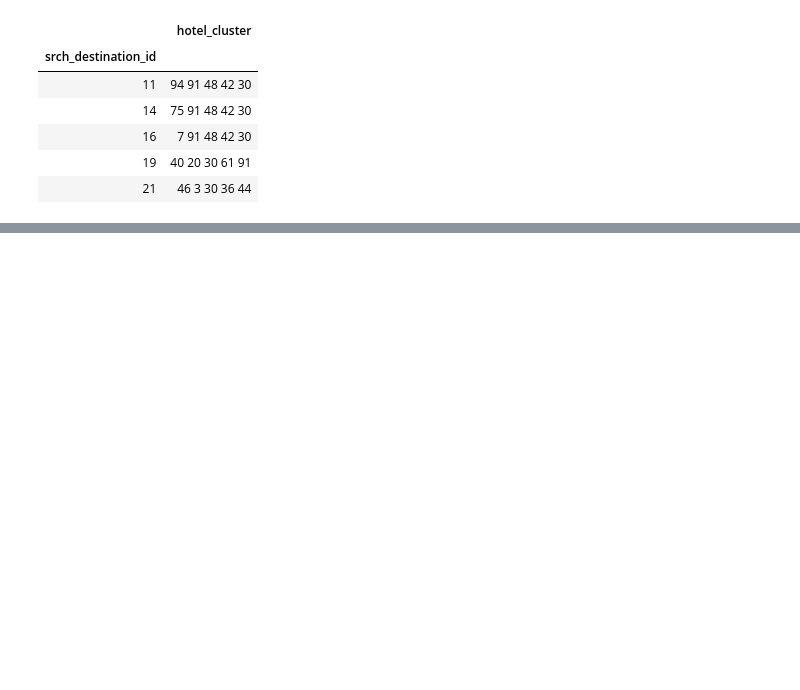
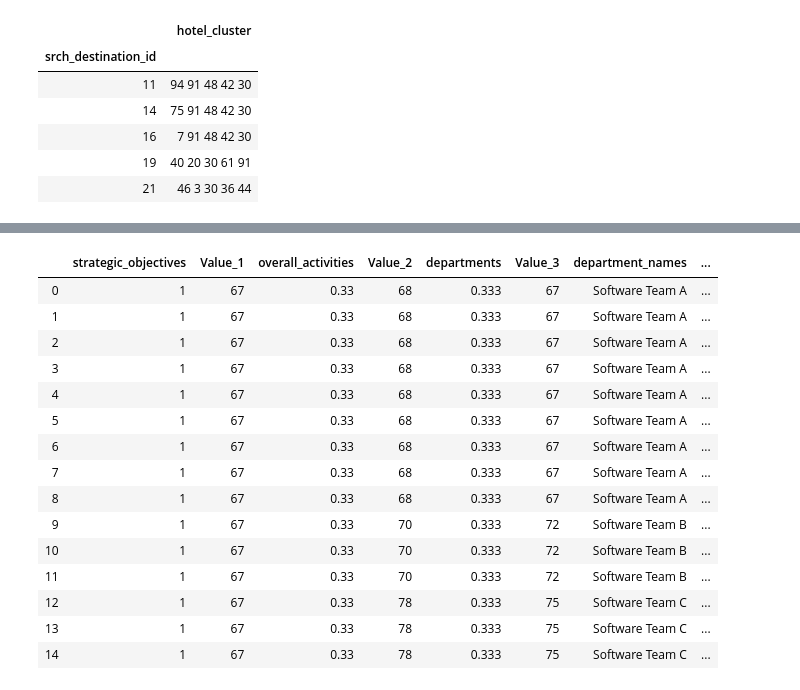
Before and after one commit to Hesbon5600/hotel-recommender, a Jupyter notebook: notebooks/Hotel Recommender System.ipynb, the cells around one changed output, grey strips where cells are left out. Cells and saved outputs as stored; diff of their text form; code cells hidden in the pictures; blank space fills up the shorter version.

```diff
--- a/notebooks/Hotel Recommender System.ipynb
+++ b/notebooks/Hotel Recommender System.ipynb
@@ -2,0 +443,2 @@
+# %%
+df2 = df_[['name', 'neighbourhood', 'starRating', 'total_reviews', 'price']]
@@ -2,0 +508,7 @@
+# %%
+for i in range(1, len(df2)+1):
+    item = df2.iloc[i-1:i,]
+    name = next(iter(item['name']))
+    location = next(iter(item['neighbourhood']))
+    soup = ' '.join([name, location])
+    df2.iloc[i-1:i,df2.columns.get_loc('soup')] = soup
@@ -303,0 +993,2 @@ Y_pred = test_df["hotel_cluster"]
+# %%
+df = pd.read_excel(os.path.join(os.path.pardir,'data','raw',"performance_analysis.xlsx"),sheet_name ="analysis")
@@ -303,0 +1008,13 @@ Y_pred = test_df["hotel_cluster"]
+# %%
+for i in range(1, len(df) +1):
+    item = df.iloc[i-1:i]
+    overall_product = next(iter(item['overall_product']))
+    dept_activities_product = next(iter(item['dept_activities_product']))
+    kpi_product = next(iter(item['kpi_product']))
+    department_product = next(iter(item['department_product']))
+
+    total = overall_product + dept_activities_product + kpi_product + department_product
+    item['department_product'] = department_product/total
+    item['dept_activities_product'] = dept_activities_product/total
+    item['kpi_product'] = kpi_product/total
+    item['overall_product'] = overall_product/total
@@ -303,0 +1544,19 @@ Y_pred = test_df["hotel_cluster"]
+# %%
+df
+# %% [output]
+|  | strategic_objectives | Value_1 | overall_activities | Value_2 | departments | Value_3 | department_names | ... |
+| 0 | 1 | 67 | 0.33 | 68 | 0.333 | 67 | Software Team A | ... |
+| 1 | 1 | 67 | 0.33 | 68 | 0.333 | 67 | Software Team A | ... |
+| 2 | 1 | 67 | 0.33 | 68 | 0.333 | 67 | Software Team A | ... |
+| 3 | 1 | 67 | 0.33 | 68 | 0.333 | 67 | Software Team A | ... |
+| 4 | 1 | 67 | 0.33 | 68 | 0.333 | 67 | Software Team A | ... |
+| 5 | 1 | 67 | 0.33 | 68 | 0.333 | 67 | Software Team A | ... |
+| 6 | 1 | 67 | 0.33 | 68 | 0.333 | 67 | Software Team A | ... |
+| 7 | 1 | 67 | 0.33 | 68 | 0.333 | 67 | Software Team A | ... |
+| 8 | 1 | 67 | 0.33 | 68 | 0.333 | 67 | Software Team A | ... |
+| 9 | 1 | 67 | 0.33 | 70 | 0.333 | 72 | Software Team B | ... |
+| 10 | 1 | 67 | 0.33 | 70 | 0.333 | 72 | Software Team B | ... |
+| 11 | 1 | 67 | 0.33 | 70 | 0.333 | 72 | Software Team B | ... |
+| 12 | 1 | 67 | 0.33 | 78 | 0.333 | 75 | Software Team C | ... |
+| 13 | 1 | 67 | 0.33 | 78 | 0.333 | 75 | Software Team C | ... |
+| 14 | 1 | 67 | 0.33 | 78 | 0.333 | 75 | Software Team C | ... |
```
Also changed, not shown: parts of 119 cells of this notebook, 3 other files.
